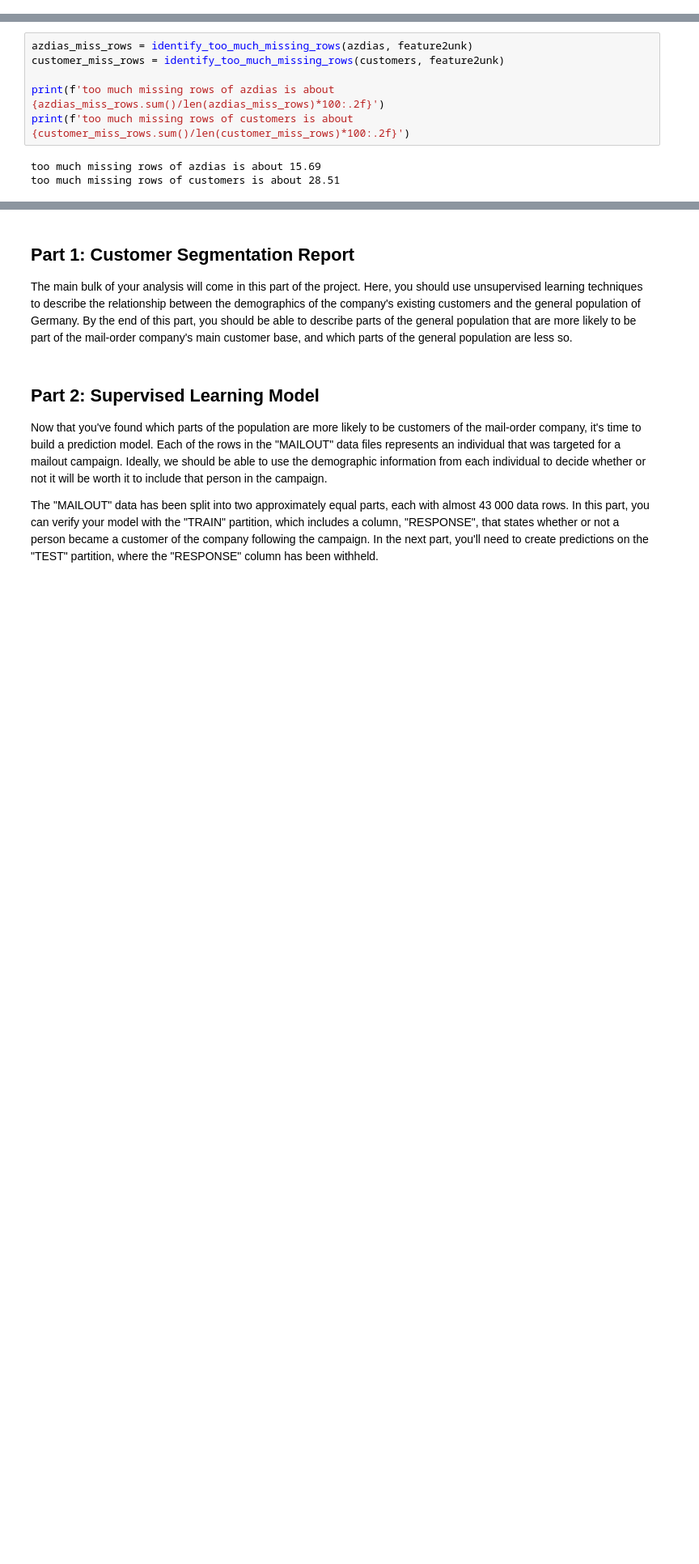
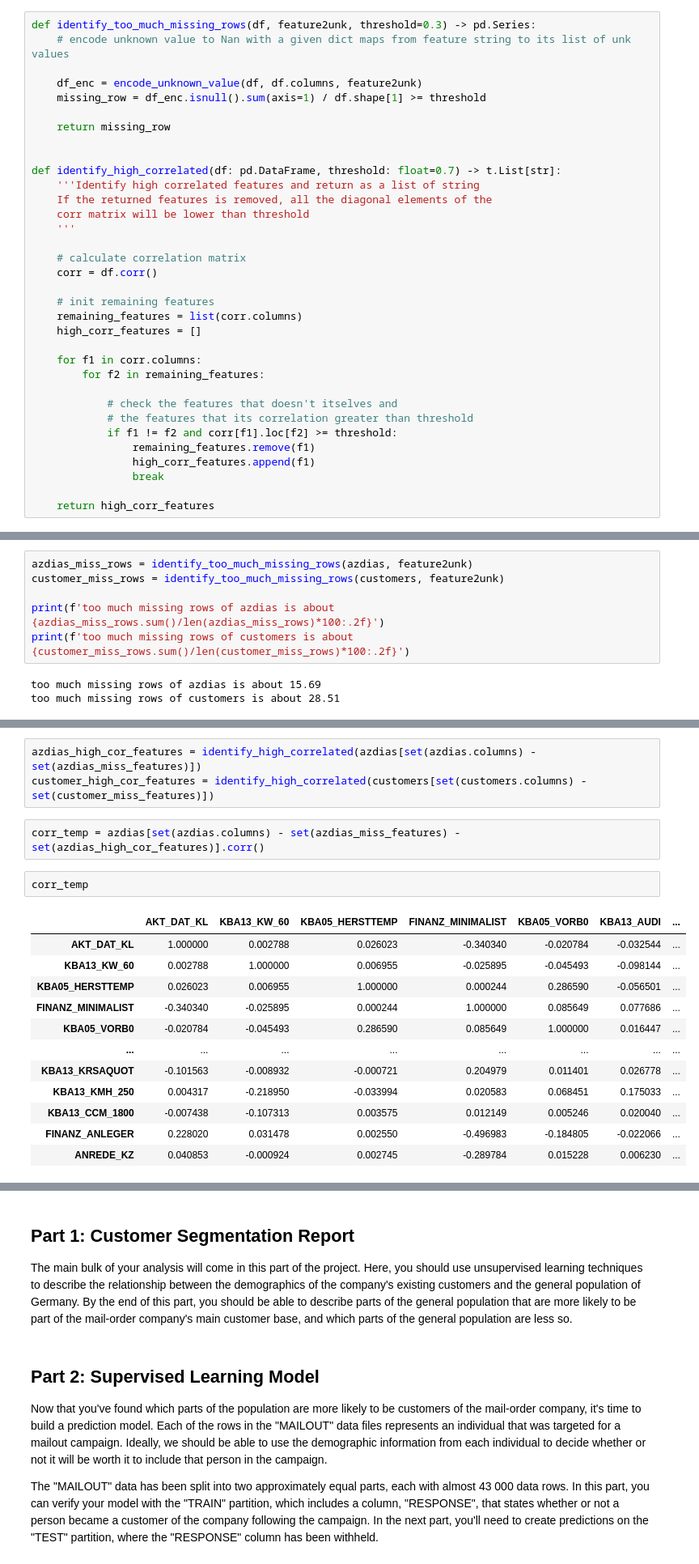
Before and after one commit to korntewin/capstone-arvato-customer-segmentation, a Jupyter notebook: Arvato Project Workbook.ipynb, the cells around one changed output, grey strips where cells are left out. Shown: that part at 81% size. Saved outputs shown, nothing was run; the diff lists cells and outputs as text; blank space fills up the shorter version.

Commit message:
add identify high correlation feature

```diff
--- a/Arvato Project Workbook.ipynb
+++ b/Arvato Project Workbook.ipynb
@@ -159,3 +151,37 @@ def identify_too_much_missing_rows(df, feature2unk, threshold=0.3) -> pd.Series:
+# %%
+def identify_too_much_missing_rows(df, feature2unk, threshold=0.3) -> pd.Series:
+    # encode unknown value to Nan with a given dict maps from feature string to its list of unk values
+
+    df_enc = encode_unknown_value(df, df.columns, feature2unk)
+    missing_row = df_enc.isnull().sum(axis=1) / df.shape[1] >= threshold
+
+    return missing_row
+
+
+def identify_high_correlated(df: pd.DataFrame, threshold: float=0.7) -> t.List[str]:
+    '''Identify high correlated features and return as a list of string
+    If the returned features is removed, all the diagonal elements of the
+    corr matrix will be lower than threshold
+    '''
+
+    # calculate correlation matrix
+    corr = df.corr()
+
+    # init remaining features
+    remaining_features = list(corr.columns)
+    high_corr_features = []
+
+    for f1 in corr.columns:
+        for f2 in remaining_features:
+
+            # check the features that doesn't itselves and
+            # the features that its correlation greater than threshold
+            if f1 != f2 and corr[f1].loc[f2] >= threshold:
+                remaining_features.remove(f1)
+                high_corr_features.append(f1)
+                break
+
+    return high_corr_features
 # %%
 # indentify usefule data structure from metadatas
 feature2unk = get_feature2unk(metadatas)
@@ -303,0 +332,20 @@ too much missing rows of customers is about 28.51
+# %%
+azdias_high_cor_features = identify_high_correlated(azdias[set(azdias.columns) - set(azdias_miss_features)])
+customer_high_cor_features = identify_high_correlated(customers[set(customers.columns) - set(customer_miss_features)])
+# %%
+corr_temp = azdias[set(azdias.columns) - set(azdias_miss_features) - set(azdias_high_cor_features)].corr()
+# %%
+corr_temp
+# %% [output]
+|  | AKT_DAT_KL | KBA13_KW_60 | KBA05_HERSTTEMP | FINANZ_MINIMALIST | KBA05_VORB0 | KBA13_AUDI | ... |
+| AKT_DAT_KL | 1.000000 | 0.002788 | 0.026023 | -0.340340 | -0.020784 | -0.032544 | ... |
+| KBA13_KW_60 | 0.002788 | 1.000000 | 0.006955 | -0.025895 | -0.045493 | -0.098144 | ... |
+| KBA05_HERSTTEMP | 0.026023 | 0.006955 | 1.000000 | 0.000244 | 0.286590 | -0.056501 | ... |
+| FINANZ_MINIMALIST | -0.340340 | -0.025895 | 0.000244 | 1.000000 | 0.085649 | 0.077686 | ... |
+| KBA05_VORB0 | -0.020784 | -0.045493 | 0.286590 | 0.085649 | 1.000000 | 0.016447 | ... |
+| ... | ... | ... | ... | ... | ... | ... | ... |
+| KBA13_KRSAQUOT | -0.101563 | -0.008932 | -0.000721 | 0.204979 | 0.011401 | 0.026778 | ... |
+| KBA13_KMH_250 | 0.004317 | -0.218950 | -0.033994 | 0.020583 | 0.068451 | 0.175033 | ... |
+| KBA13_CCM_1800 | -0.007438 | -0.107313 | 0.003575 | 0.012149 | 0.005246 | 0.020040 | ... |
+| FINANZ_ANLEGER | 0.228020 | 0.031478 | 0.002550 | -0.496983 | -0.184805 | -0.022066 | ... |
+| ANREDE_KZ | 0.040853 | -0.000924 | 0.002745 | -0.289784 | 0.015228 | 0.006230 | ... |
```
Also changed, not shown: parts of 5 cells of this notebook.
